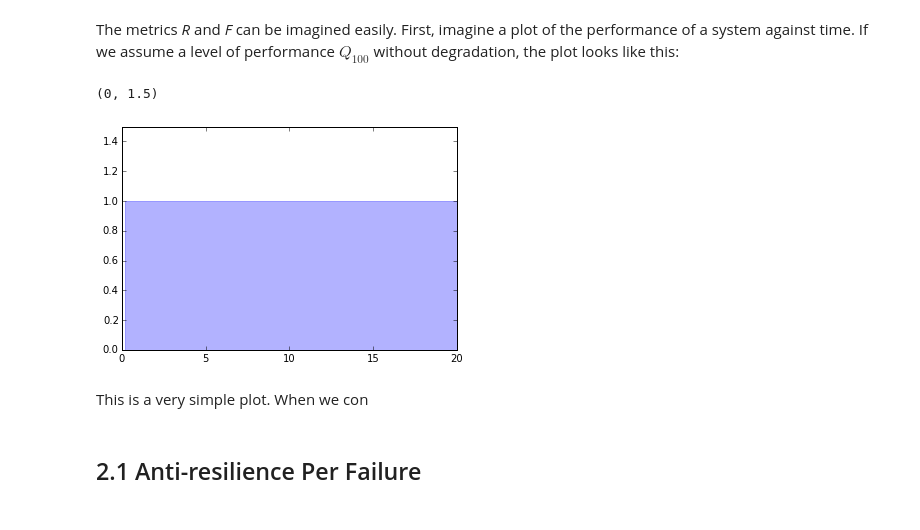
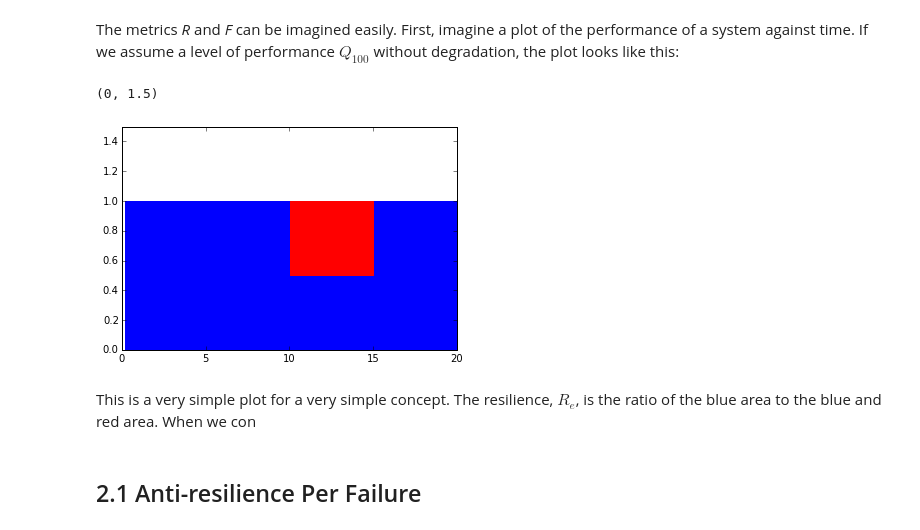
Before and after one commit to royemanuel/Resilience-Notebook, a Jupyter notebook: Resilience-Python.ipynb, the cells around one changed output. Saved outputs shown, nothing was run; the diff lists cells and outputs as text; code cells hidden in the pictures.

Commit message:
Switch to Resilience
The Notebook example that was the sine wave is being switched to resilience with the recovery time on the x axis.

```diff
--- a/Resilience-Python.ipynb
+++ b/Resilience-Python.ipynb
@@ -961,15 +961,18 @@ $\Delta T_r$ is the time elapsed during failure, and the *recovery profile R* is
 The metrics *R* and *F* can be imagined easily. First, imagine a plot of the performance of a system against time. If we assume a level of performance $Q_{100}$ without degradation, the plot looks like this:
 # %%
 x = np.linspace(0, 20, 100)
+x1 = np.linspace(10, 15, 100)
 q100 = x/x
+qr = x1/(2*x1)
 
-plt.fill_between(x, q100, color='b', alpha=0.3)
+plt.fill_between(x, 0, q100, color='b')
+plt.fill_between(x1, qr, q100, color='r')
 plt.ylim(0,1.5)
 # %% [output]
 (0, 1.5)
-[figure, old version]
+[figure, new version]
 # %% [markdown]
-This is a very simple plot. When we con
+This is a very simple plot for a very simple concept. The resilience, $R_e$, is the ratio of the blue area to the blue and red area. When we con
 # %% [markdown]
 ## 2.1 Anti-resilience Per Failure
 # %% [markdown]
```
Also changed, not shown: parts of 7 cells of this notebook.
